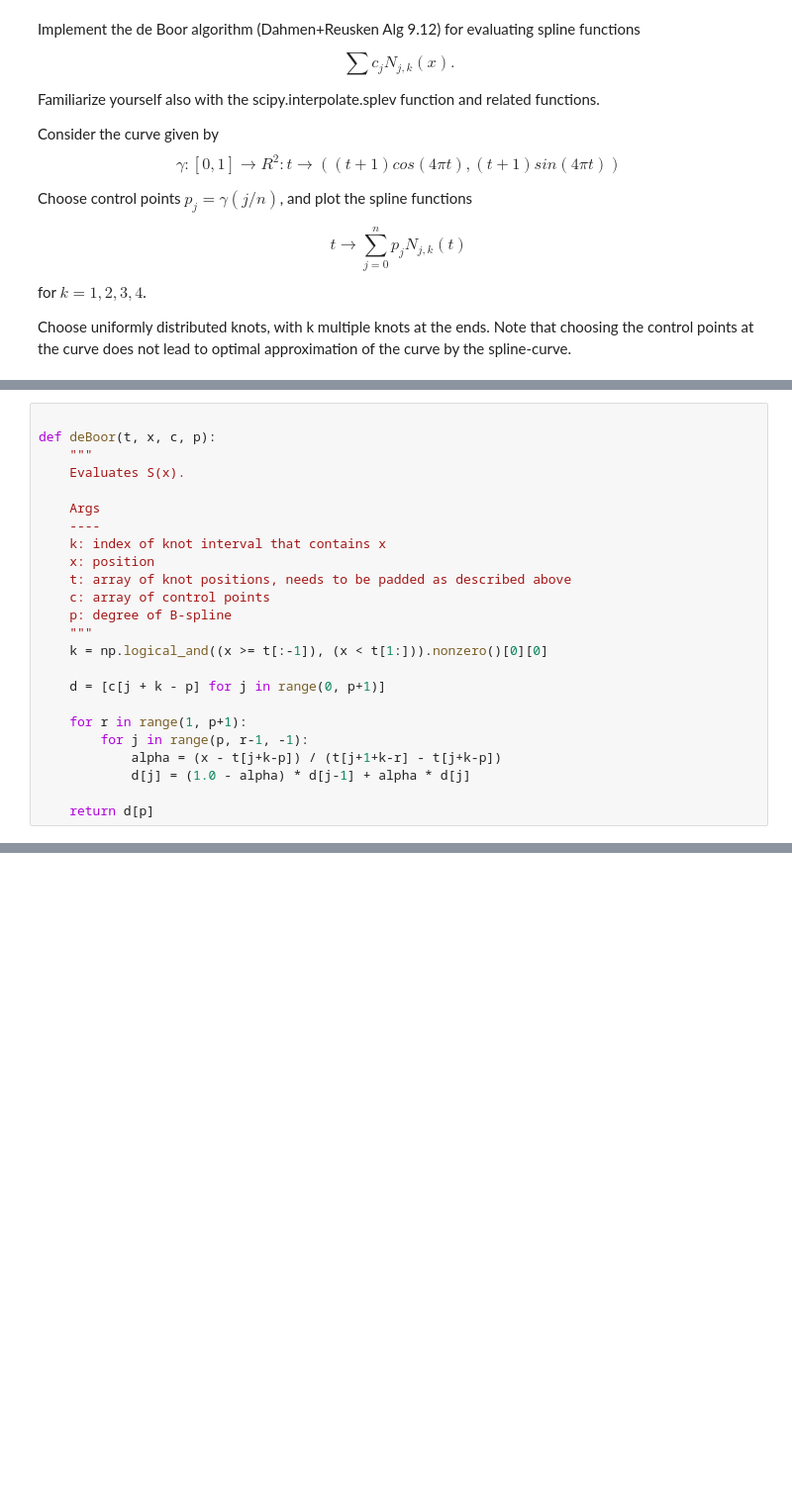
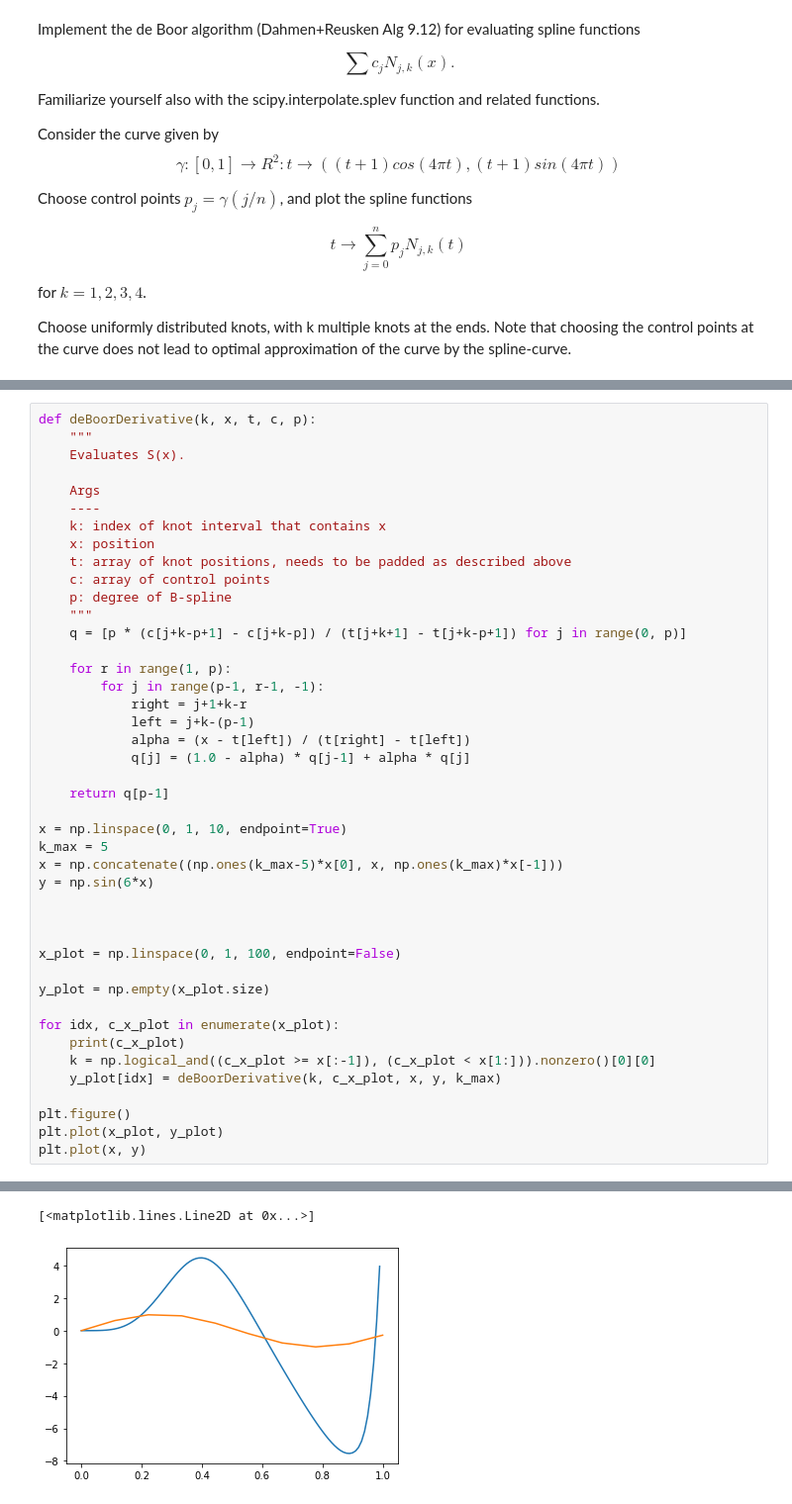
Before and after one commit to MarkFloatingInSpace/Numerical_Computing, a Jupyter notebook: Exercises/Ex3/Bsp10.ipynb, the cells around one changed output, grey strips where cells are left out. Shown at 99% size. Drawn from its saved outputs; the diff is of its cells as text; blank space fills up the shorter version.

```diff
--- a/Exercises/Ex3/Bsp10.ipynb
+++ b/Exercises/Ex3/Bsp10.ipynb
@@ -62,6 +96,5 @@ def deBoor(t, x, c, k):
 # %%
-
-def deBoor(t, x, c, p):
+def deBoorDerivative(k, x, t, c, p):
     """
     Evaluates S(x).
 
@@ -73,13 +106,34 @@ def deBoor(t, x, c, p):
     c: array of control points
     p: degree of B-spline
     """
-    k = np.logical_and((x >= t[:-1]), (x < t[1:])).nonzero()[0][0]
+    q = [p * (c[j+k-p+1] - c[j+k-p]) / (t[j+k+1] - t[j+k-p+1]) for j in range(0, p)]
 
-    d = [c[j + k - p] for j in range(0, p+1)]
+    for r in range(1, p):
+        for j in range(p-1, r-1, -1):
+            right = j+1+k-r
+            left = j+k-(p-1)
+            alpha = (x - t[left]) / (t[right] - t[left])
+            q[j] = (1.0 - alpha) * q[j-1] + alpha * q[j]
 
-    for r in range(1, p+1):
-        for j in range(p, r-1, -1):
-            alpha = (x - t[j+k-p]) / (t[j+1+k-r] - t[j+k-p])
-            d[j] = (1.0 - alpha) * d[j-1] + alpha * d[j]
+    return q[p-1]
 
-    return d[p]
+x = np.linspace(0, 1, 10, endpoint=True)
+k_max = 5
+x = np.concatenate((np.ones(k_max-5)*x[0], x, np.ones(k_max)*x[-1]))
+y = np.sin(6*x)
+
+
+
+x_plot = np.linspace(0, 1, 100, endpoint=False)
+
+y_plot = np.empty(x_plot.size)
+
+for idx, c_x_plot in enumerate(x_plot):
+    print(c_x_plot)
+    k = np.logical_and((c_x_plot >= x[:-1]), (c_x_plot < x[1:])).nonzero()[0][0]
+    y_plot[idx] = deBoorDerivative(k, c_x_plot, x, y, k_max)
+
+plt.figure()
+plt.plot(x_plot, y_plot)
+plt.plot(x, y)
+# %% [output]
@@ -85,0 +157,2 @@ def deBoor(t, x, c, p):
+[<matplotlib.lines.Line2D at 0x...>]
+[figure, added]
```
Also changed, not shown: parts of 6 cells of this notebook.
